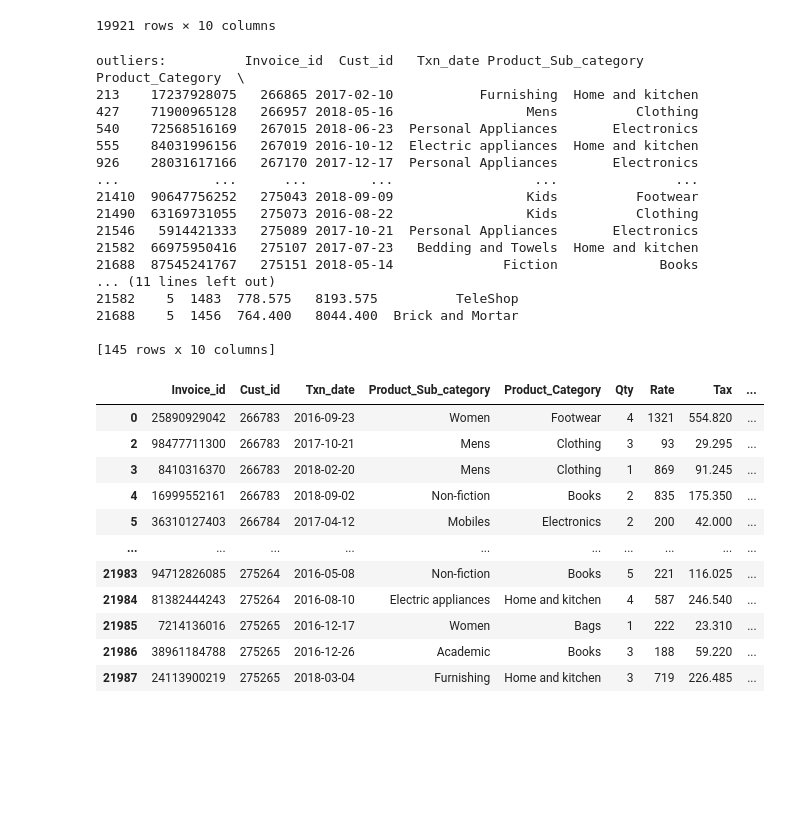
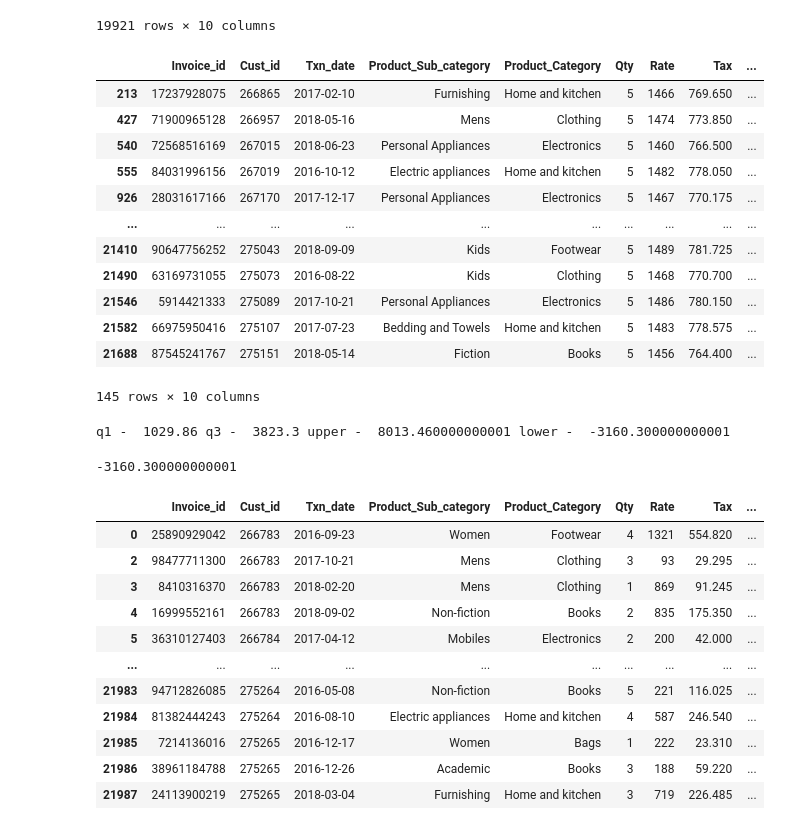
Before and after one commit to PilatusPy/Capstone-II, a Jupyter notebook: store_project/store_transactions_data_cleaning.ipynb, the cells around one changed output. Cells and saved outputs as stored; diff of their text form; code cells hidden in the pictures; blank space fills up the shorter version.

```diff
--- a/store_project/store_transactions_data_cleaning.ipynb
+++ b/store_project/store_transactions_data_cleaning.ipynb
@@ -180,34 +185,38 @@ df_returns.to_csv('clean_data_returns.csv', index=False)
 # %%
 #checking for outliers. q1, q3, iqr
 
 q1 = df['Total_Amt'].quantile(0.25)
 q3 = df['Total_Amt'].quantile(0.75)
 iqr = q3 - q1
 
 upper = q3+1.5*iqr
 lower = q1 - 1.5*iqr
 
 outliers = df[(df['Total_Amt'] < lower) | (df['Total_Amt'] > upper)]
 
-print('outliers: ', outliers)
+outliers
 # %% [output]
+|  | Invoice_id | Cust_id | Txn_date | Product_Sub_category | Product_Category | Qty | Rate | Tax | ... |
+| 213 | 17237928075 | 266865 | 2017-02-10 | Furnishing | Home and kitchen | 5 | 1466 | 769.650 | ... |
+| 427 | 71900965128 | 266957 | 2018-05-16 | Mens | Clothing | 5 | 1474 | 773.850 | ... |
+| 540 | 72568516169 | 267015 | 2018-06-23 | Personal Appliances | Electronics | 5 | 1460 | 766.500 | ... |
+| 555 | 84031996156 | 267019 | 2016-10-12 | Electric appliances | Home and kitchen | 5 | 1482 | 778.050 | ... |
+| 926 | 28031617166 | 267170 | 2017-12-17 | Personal Appliances | Electronics | 5 | 1467 | 770.175 | ... |
+| ... | ... | ... | ... | ... | ... | ... | ... | ... | ... |
+| 21410 | 90647756252 | 275043 | 2018-09-09 | Kids | Footwear | 5 | 1489 | 781.725 | ... |
+| 21490 | 63169731055 | 275073 | 2016-08-22 | Kids | Clothing | 5 | 1468 | 770.700 | ... |
+| 21546 | 5914421333 | 275089 | 2017-10-21 | Personal Appliances | Electronics | 5 | 1486 | 780.150 | ... |
+| 21582 | 66975950416 | 275107 | 2017-07-23 | Bedding and Towels | Home and kitchen | 5 | 1483 | 778.575 | ... |
+| 21688 | 87545241767 | 275151 | 2018-05-14 | Fiction | Books | 5 | 1456 | 764.400 | ... |
-outliers:          Invoice_id  Cust_id   Txn_date Product_Sub_category  Product_Category  \
-213    17237928075   266865 2017-02-10           Furnishing  Home and kitchen
-427    71900965128   266957 2018-05-16                 Mens          Clothing
-540    72568516169   267015 2018-06-23  Personal Appliances       Electronics
-555    84031996156   267019 2016-10-12  Electric appliances  Home and kitchen
-926    28031617166   267170 2017-12-17  Personal Appliances       Electronics
-...            ...      ...        ...                  ...               ...
-21410  90647756252   275043 2018-09-09                 Kids          Footwear
-21490  63169731055   275073 2016-08-22                 Kids          Clothing
-21546   5914421333   275089 2017-10-21  Personal Appliances       Electronics
-21582  66975950416   275107 2017-07-23   Bedding and Towels  Home and kitchen
-21688  87545241767   275151 2018-05-14              Fiction             Books
-... (11 lines left out)
-21582    5  1483  778.575   8193.575          TeleShop
-21688    5  1456  764.400   8044.400  Brick and Mortar
-
-[145 rows x 10 columns]
+145 rows × 10 columns
+# %%
+print('q1 - ', q1, ' q3 - ', q3,'upper - ', upper,'lower - ', lower)
+# %% [output]
+q1 -  1029.86 q3 -  3823.3 upper -  8013.460000000001 lower -  -3160.300000000001
+# %%
+lower
+# %% [output]
+-3160.300000000001
 # %%
 #DF without outliers
 df_no_outliers = df[(df['Total_Amt'] >= lower) & (df['Total_Amt'] <= upper)]
```
Also changed, not shown: parts of 1 cell of this notebook, 3 other files.
